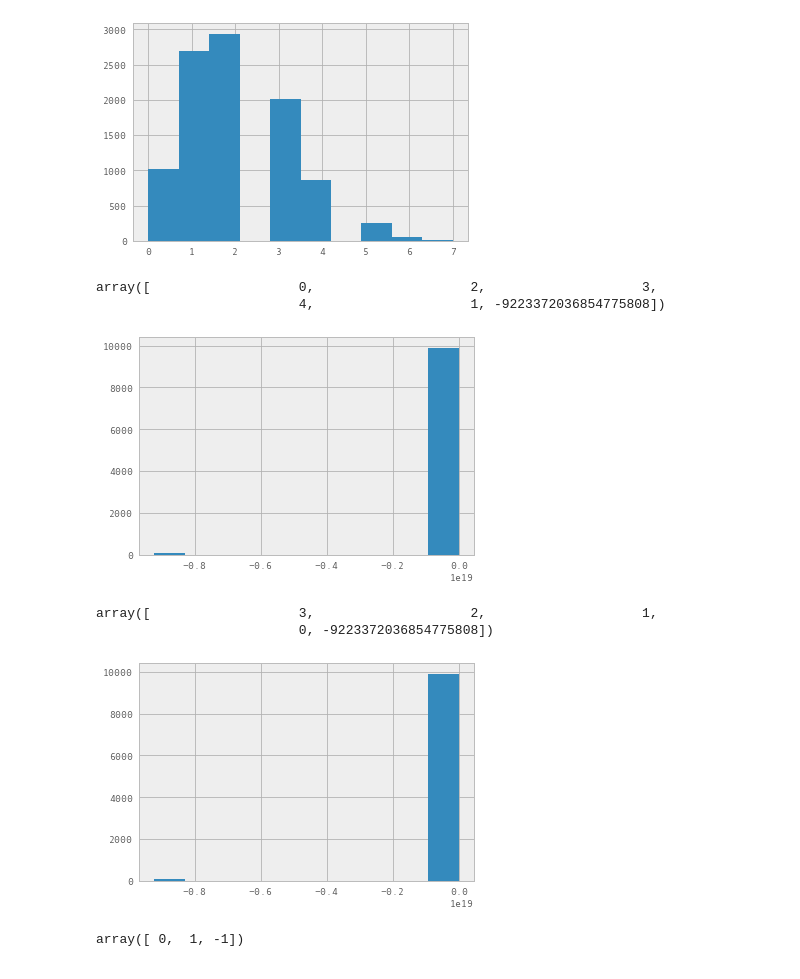
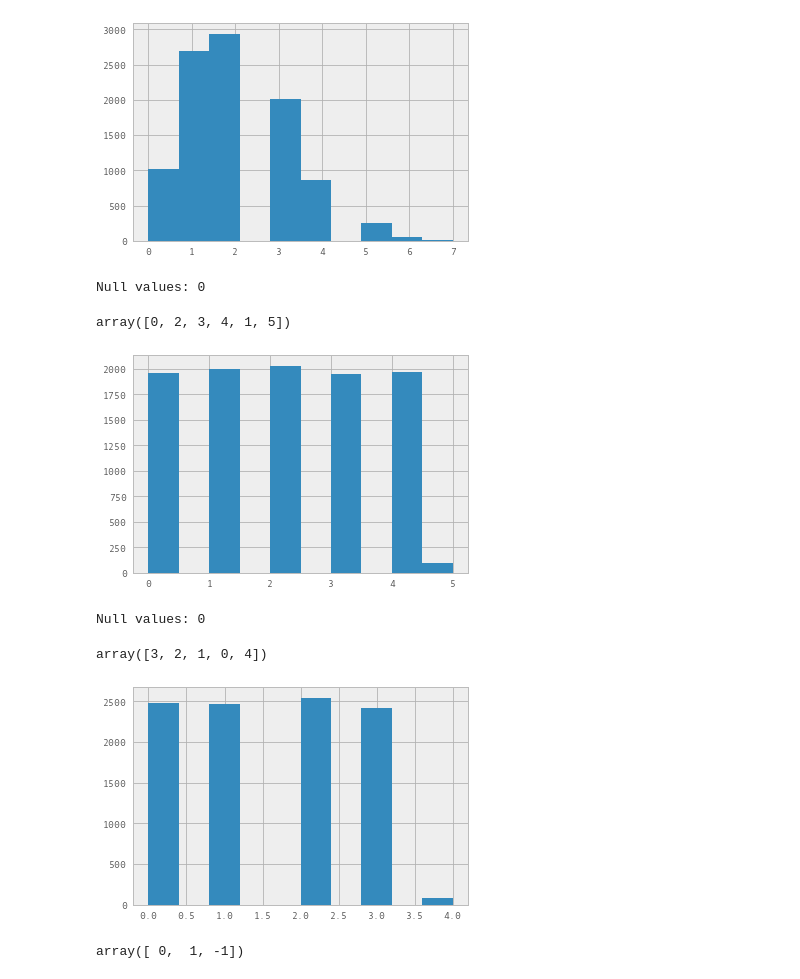
Before and after one commit to odedgolden/Machine-Learning, a Jupyter notebook: ML_ex2/ML_ex2.ipynb, the cells around one changed output. Cells and saved outputs as stored; diff of their text form; code cells hidden in the pictures.

```diff
--- a/ML_ex2/ML_ex2.ipynb
+++ b/ML_ex2/ML_ex2.ipynb
@@ -560,20 +584,22 @@ Name: Number_of_differnt_parties_voted_for, dtype: float64
 [figure]
 # %%
 print('Null values: '+str(data['Occupation_int'].isnull().sum()))
+data['Occupation_int'].replace(to_replace=-9223372036854775808, value=5, inplace=True)
 data['Occupation_int'].hist()
 data['Occupation_int'].unique()
 # %% [output]
-array([                   0,                    2,                    3,
-                          4,                    1, -9223372036854775808])
+Null values: 0
+array([0, 2, 3, 4, 1, 5])
-[figure, old version]
+[figure, new version]
 # %%
 print('Null values: '+str(data['Main_transportation_int'].isnull().sum()))
+data['Main_transportation_int'].replace(to_replace=-9223372036854775808, value=4, inplace=True)
 data['Main_transportation_int'].hist()
 data['Main_transportation_int'].unique()
 # %% [output]
-array([                   3,                    2,                    1,
-                          0, -9223372036854775808])
+Null values: 0
+array([3, 2, 1, 0, 4])
-[figure, old version]
+[figure, new version]
 # %%
 print('Null values: '+str(data['Looking_at_poles_results_int'].isnull().sum()))
 data['Looking_at_poles_results_int'].hist()
```
Also changed, not shown: parts of 18 cells of this notebook.
